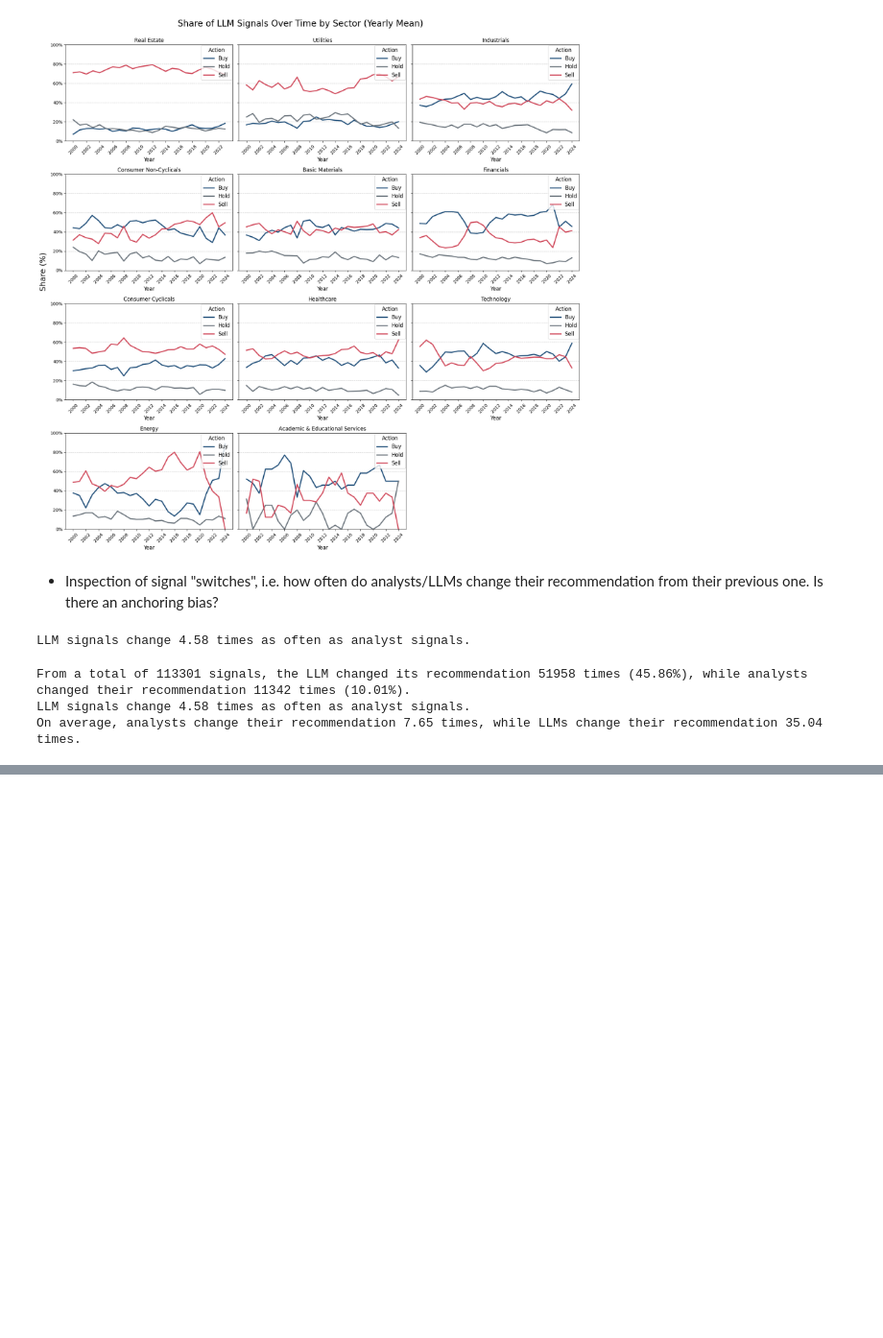
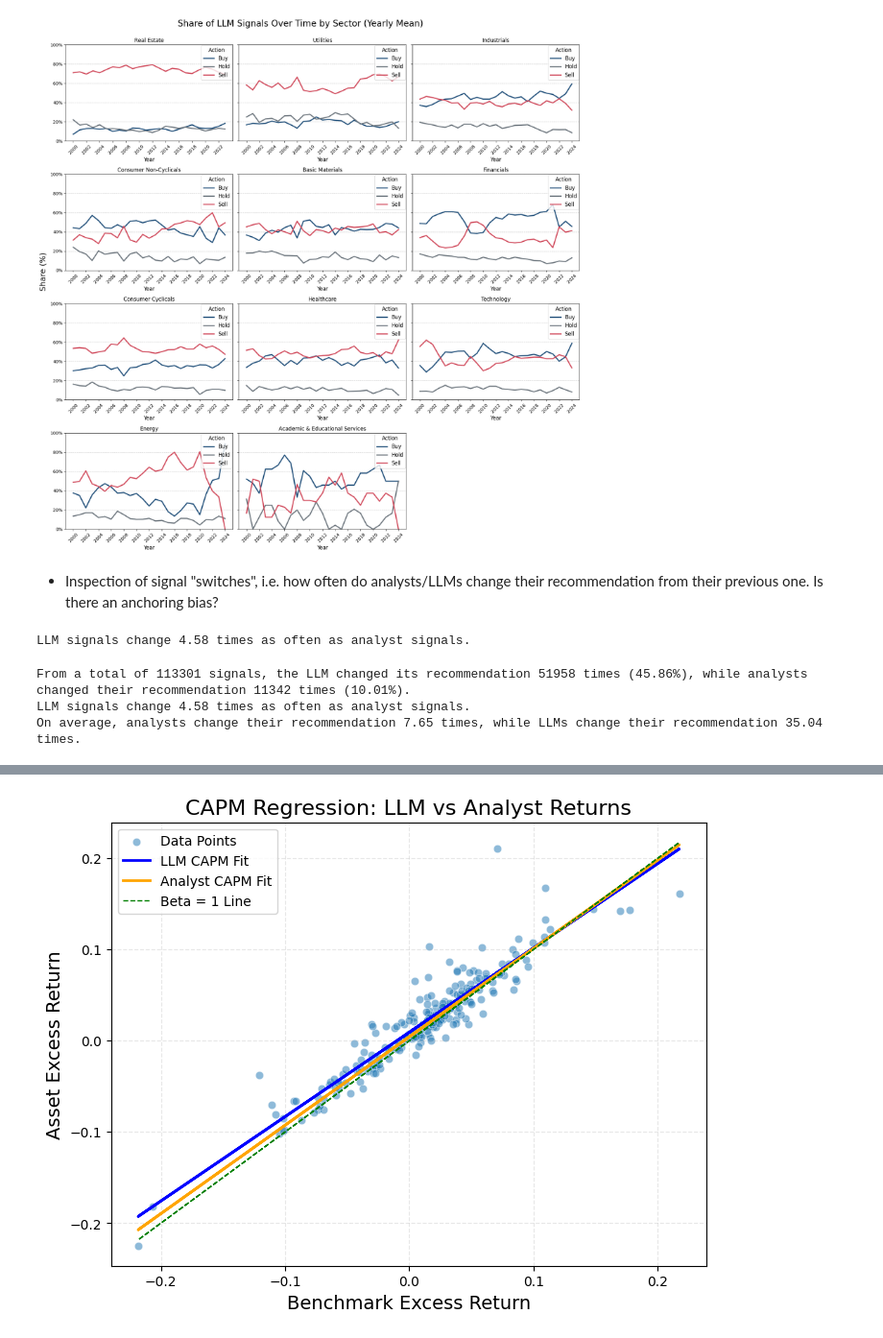
Before and after one commit to benherz/Masterarbeit, a Jupyter notebook: code/results_exploration.ipynb, the cells around one changed output, grey strips where cells are left out. Shown at 96% size. Drawn from its saved outputs; the diff is of its cells as text; code cells hidden in the pictures; blank space fills up the shorter version.

Commit message:
CAPM and 3-factor Regression done

```diff
--- a/code/results_exploration.ipynb
+++ b/code/results_exploration.ipynb
@@ -100,0 +232,8 @@ On average, analysts change their recommendation 7.65 times, while LLMs change t
+# %%
+# Merge benchmark returns with llm and analyst returns
+llm_returns = pd.merge(llm_returns, benchmark_returns, left_on='month', right_on='date', how='left')
+analyst_returns = pd.merge(analyst_returns, benchmark_returns, left_on='month', right_on='date', how='left')
+
+# Merge with Fama French factors
+llm_returns = pd.merge(llm_returns, ff_factors, left_on='month', right_on='Date', how='left')
+analyst_returns = pd.merge(analyst_returns, ff_factors, left_on='month', right_on='Date', how='left')
@@ -100,0 +252,8 @@ On average, analysts change their recommendation 7.65 times, while LLMs change t
+# %%
+# LLM CAPM Regression
+import statsmodels.api as sm
+X = llm_returns["benchmark_excess_return"]
+Y_llm = llm_returns["excess_return"]
+X = sm.add_constant(X)  # Adds a constant term to the predictor
+llm_linear_model = sm.OLS(Y_llm, X).fit()
+print(llm_linear_model.summary())
@@ -100,0 +278,8 @@ On average, analysts change their recommendation 7.65 times, while LLMs change t
+# %%
+# Analyst CAPM Regression
+import statsmodels.api as sm
+X = llm_returns["benchmark_excess_return"]
+Y_analyst = analyst_returns["excess_return"]
+X = sm.add_constant(X)  # Adds a constant term to the predictor
+analyst_linear_model = sm.OLS(Y_analyst, X).fit()
+print(analyst_linear_model.summary())
@@ -100,0 +304,22 @@ On average, analysts change their recommendation 7.65 times, while LLMs change t
+# %%
+# Plot regression results
+llm_const = llm_linear_model.params['const']
+analyst_const = analyst_linear_model.params['const']
+llm_beta = llm_linear_model.params['benchmark_excess_return']
+analyst_beta = analyst_linear_model.params['benchmark_excess_return']
+# %%
+# Simple scatter plot with regression lines
+plt.figure(figsize=(8,6))
+sns.scatterplot(x=llm_returns["benchmark_excess_return"], y=llm_returns["excess_return"], label="Data Points", alpha=0.5)
+plt.plot(llm_returns["benchmark_excess_return"], llm_const + llm_beta * llm_returns["benchmark_excess_return"], color='blue', label='LLM CAPM Fit', linewidth=2)
+plt.plot(analyst_returns["benchmark_excess_return"], analyst_const + analyst_beta * analyst_returns["benchmark_excess_return"], color='orange', label='Analyst CAPM Fit', linewidth=2)
+# Linear line to show Beta of 1
+plt.plot(llm_returns["benchmark_excess_return"], llm_returns["benchmark_excess_return"], color='green', linestyle='--', label='Beta = 1 Line', linewidth=1)
+plt.title("CAPM Regression: LLM vs Analyst Returns", fontsize=16)
+plt.xlabel("Benchmark Excess Return", fontsize=14)
+plt.ylabel("Asset Excess Return", fontsize=14)
+plt.legend()
+plt.grid(True, linestyle='--', alpha=0.3)
+plt.show()
+# %% [output]
+[figure, added]
```
Also changed, not shown: parts of 17 cells of this notebook, 2 other files.
